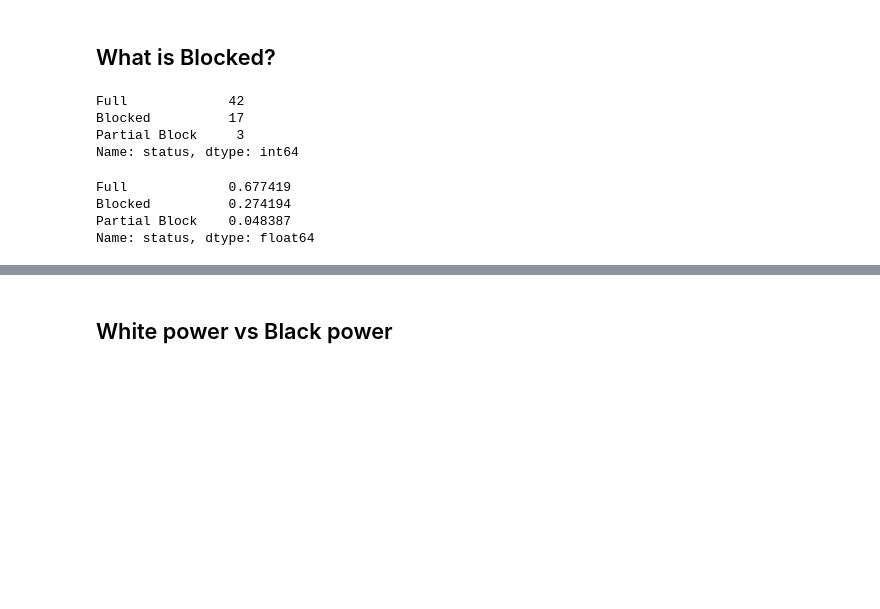
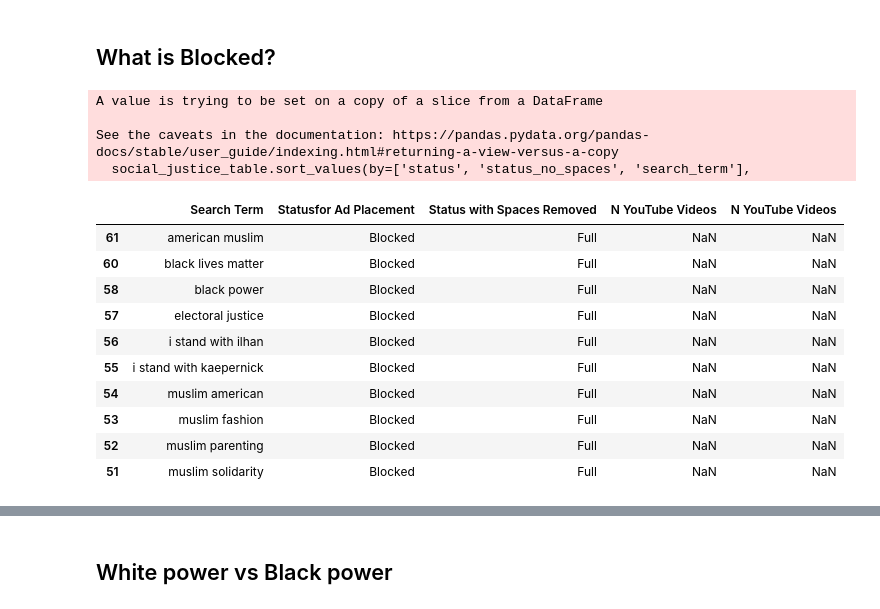
Before and after one commit to the-markup/investigation-youtube-ad-placements, a Jupyter notebook: notebooks/4-data-analysis-social-justice.ipynb, the cells around one changed output, grey strips where cells are left out. Cells and saved outputs as stored; diff of their text form; code cells hidden in the pictures; blank space fills up the shorter version.

```diff
--- a/notebooks/4-data-analysis-social-justice.ipynb
+++ b/notebooks/4-data-analysis-social-justice.ipynb
@@ -36,19 +42,24 @@ col2social_justice_table_col = {
 }
 # %%
 social_justice_table = df_soc_just[[c for c in col2social_justice_table_col.keys()]]
+social_justice_table.sort_values(by=['status', 'status_no_spaces', 'search_term'],
+                                 ascending=(True, False, True), inplace=True)
 social_justice_table.columns = col2social_justice_table_col.values()
 social_justice_table.to_csv(fn_table1)
+social_justice_table.head(10)
+# %% [output]
+A value is trying to be set on a copy of a slice from a DataFrame
+
+See the caveats in the documentation: https://pandas.pydata.org/pandas-docs/stable/user_guide/indexing.html#returning-a-view-versus-a-copy
+  social_justice_table.sort_values(by=['status', 'status_no_spaces', 'search_term'],
+|  | Search Term | Statusfor Ad Placement | Status with Spaces Removed | N YouTube Videos | N YouTube Videos |
+| 61 | american muslim | Blocked | Full | NaN | NaN |
+| 60 | black lives matter | Blocked | Full | NaN | NaN |
+| 58 | black power | Blocked | Full | NaN | NaN |
+| 57 | electoral justice | Blocked | Full | NaN | NaN |
+| 56 | i stand with ilhan | Blocked | Full | NaN | NaN |
+| 55 | i stand with kaepernick | Blocked | Full | NaN | NaN |
+| 54 | muslim american | Blocked | Full | NaN | NaN |
+| 53 | muslim fashion | Blocked | Full | NaN | NaN |
+| 52 | muslim parenting | Blocked | Full | NaN | NaN |
+| 51 | muslim solidarity | Blocked | Full | NaN | NaN |
-# %%
-df_soc_just.status.value_counts()
-# %% [output]
-Full             42
-Blocked          17
-Partial Block     3
-Name: status, dtype: int64
-# %%
-df_soc_just.status.value_counts(normalize=True)
-# %% [output]
-Full             0.677419
-Blocked          0.274194
-Partial Block    0.048387
-Name: status, dtype: float64
```
Also changed, not shown: parts of 12 cells of this notebook, 8 other files.
